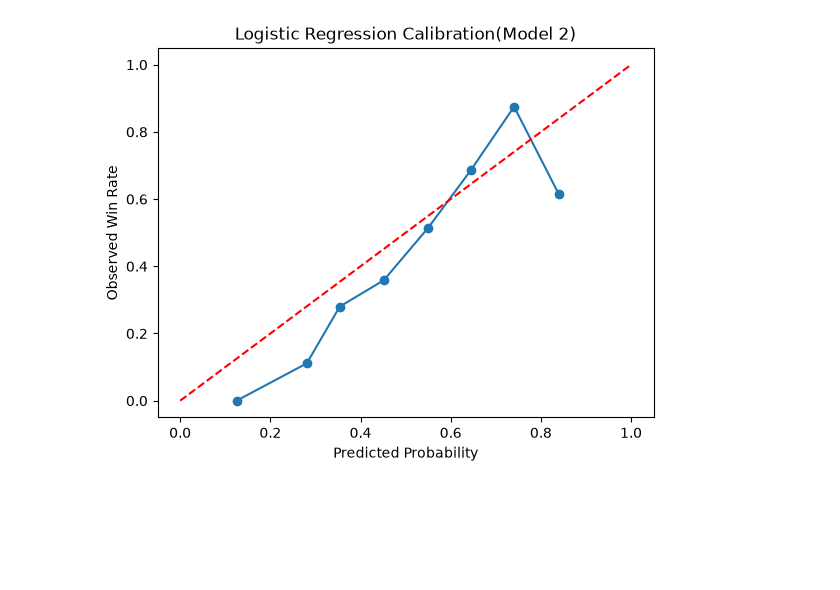
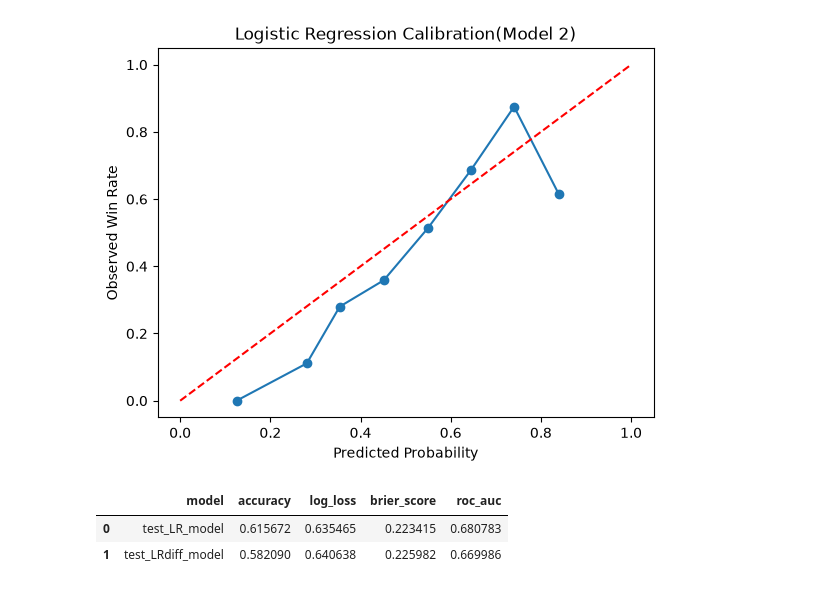
Before and after one commit to swcrockett/nfl-win-probability-model, a Jupyter notebook: notebooks/03_baseline_model.ipynb, the cells around one changed output. Drawn from its saved outputs; the diff is of its cells as text; code cells hidden in the pictures; blank space fills up the shorter version.

Commit message:
Completed LR model test

```diff
--- a/notebooks/03_baseline_model.ipynb
+++ b/notebooks/03_baseline_model.ipynb
@@ -283,0 +279,27 @@ plt.show()
+# %%
+test_accuracy = accuracy_score(y_test, test_pred)
+test_logloss = log_loss(y_test, test_prob)
+test_brier = brier_score_loss(y_test, test_prob)
+test_auc = roc_auc_score(y_test, test_prob)
+# %%
+test2_prob = diff_model.predict_proba(x_test_diff)[:, 1]
+# %%
+test2_pred = (test2_prob >= 0.5).astype(int)
+# %%
+test2_accuracy = accuracy_score(y_test, test2_pred)
+test2_logloss = log_loss(y_test, test2_prob)
+test2_brier = brier_score_loss(y_test, test2_prob)
+test2_auc = roc_auc_score(y_test, test2_prob)
+# %%
+test_results = pd.DataFrame({
+    'model': ['test_LR_model', 'test_LRdiff_model'],
+    'accuracy': [test_accuracy, test2_accuracy],
+    'log_loss': [test_logloss, test2_logloss],
+    'brier_score': [test_brier, test2_brier],
+    'roc_auc': [test_auc, test2_auc]
+})
+test_results.head()
+# %% [output]
+|  | model | accuracy | log_loss | brier_score | roc_auc |
+| 0 | test_LR_model | 0.615672 | 0.635465 | 0.223415 | 0.680783 |
+| 1 | test_LRdiff_model | 0.582090 | 0.640638 | 0.225982 | 0.669986 |
```
Also changed, not shown: parts of 3 cells of this notebook.
